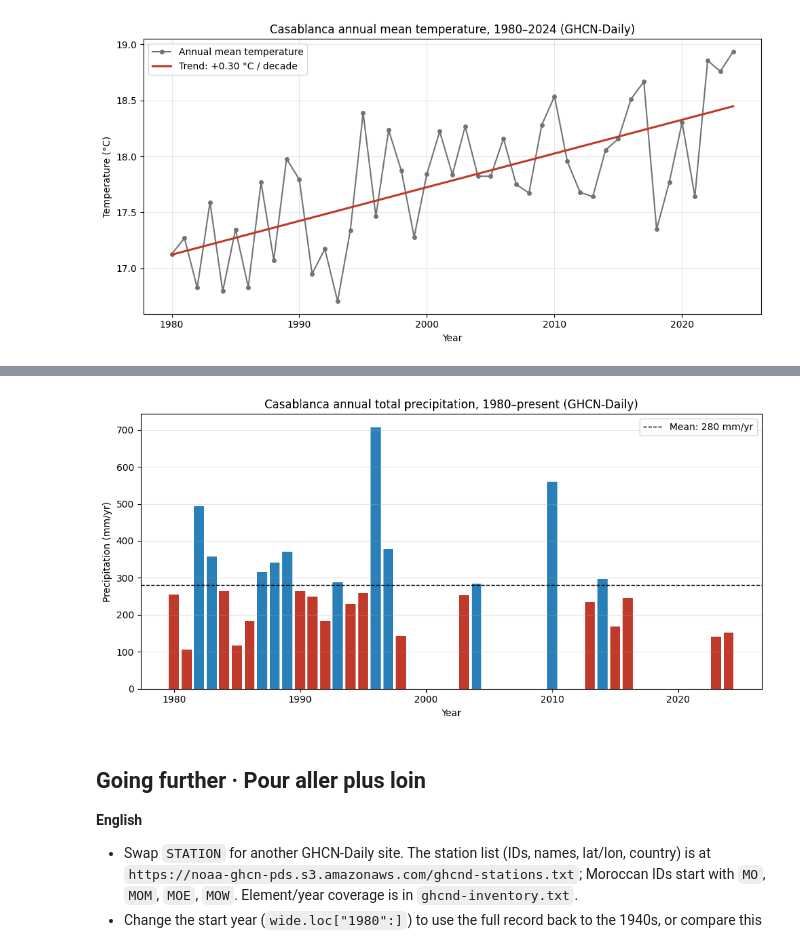
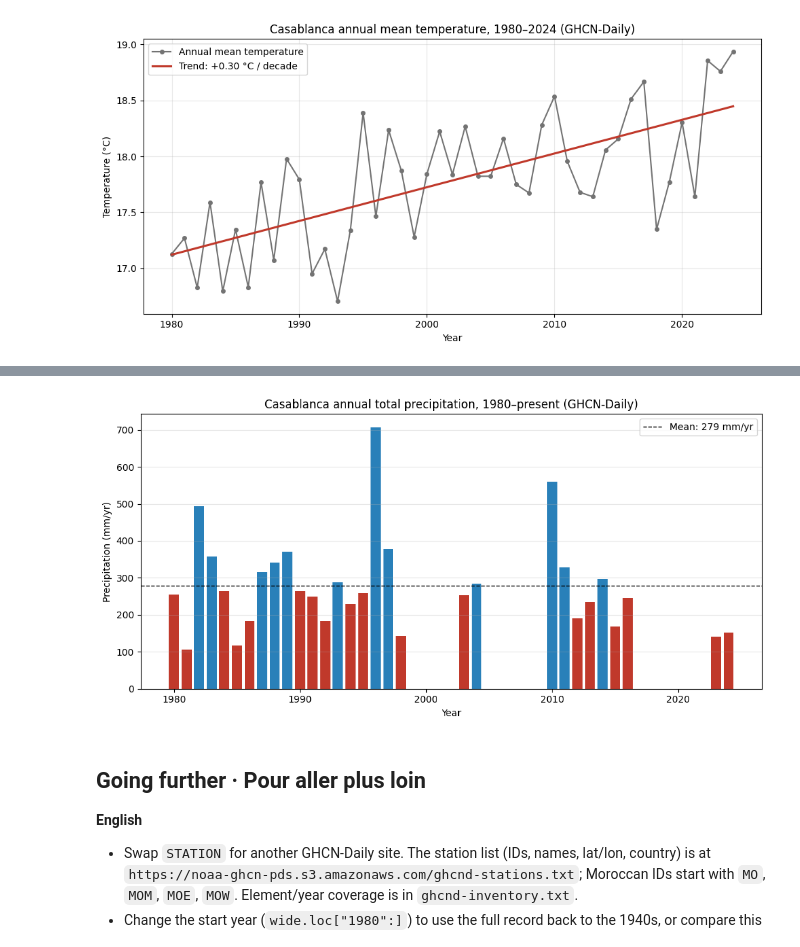
Before and after one commit to redouanelg/climatsuds-tutorials, a Jupyter notebook: Data_Access/casablanca_ghcn_station_observations.ipynb, the cells around one changed output, grey strips where cells are left out. Saved outputs shown, nothing was run; the diff lists cells and outputs as text; code cells hidden in the pictures.

```diff
--- a/Data_Access/casablanca_ghcn_station_observations.ipynb
+++ b/Data_Access/casablanca_ghcn_station_observations.ipynb
@@ -204,23 +221,23 @@ droite.
 # %%
 prcp = wide["PRCP"].dropna()
 annual_p = prcp.resample("YS").sum()
 pcount = prcp.resample("YS").count()
-annual_p = annual_p[pcount >= 300]                   # well-sampled years only
+annual_p = annual_p[pcount >= 250]                   # well-sampled years only
 mean_p = annual_p.mean()
 
 colors = ["#c0392b" if v < mean_p else "#2980b9" for v in annual_p.values]
 plt.figure(figsize=(10, 5))
 plt.bar(annual_p.index.year, annual_p.values, color=colors)
 plt.axhline(mean_p, color="k", ls="--", lw=1, label=f"Mean: {mean_p:.0f} mm/yr")
 plt.title("Casablanca annual total precipitation, 1980–present (GHCN-Daily)")
 plt.ylabel("Precipitation (mm/yr)")
 plt.xlabel("Year")
 plt.legend()
 plt.grid(alpha=0.3, axis="y")
 plt.tight_layout()
 plt.show()
 # %% [output]
-[figure, old version]
+[figure, new version]
 # %% [markdown]
 ## Going further · Pour aller plus loin
 
```
Also changed, not shown: parts of 3 cells of this notebook.
